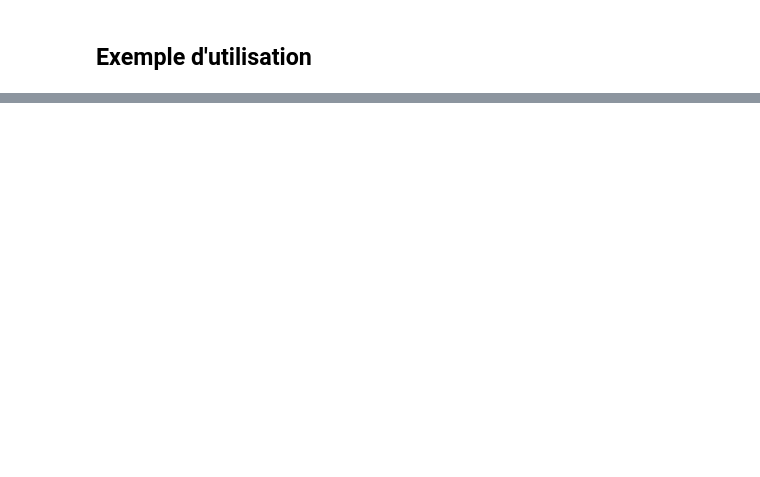
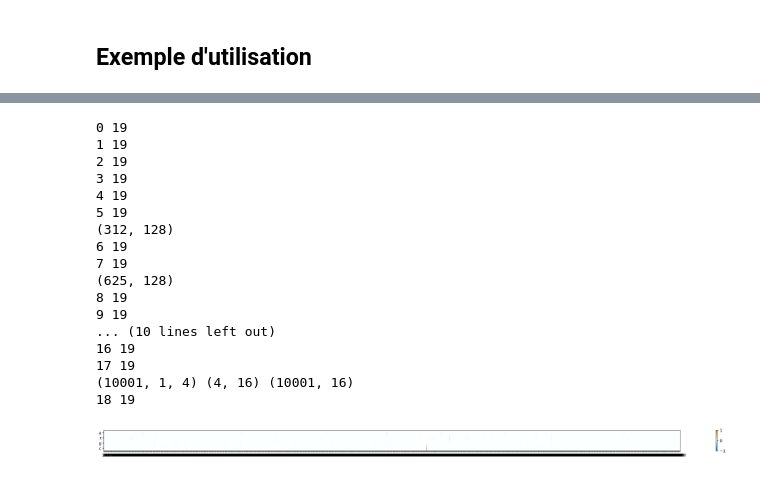
Before and after one commit to Lou-Duron/DeepCNN_annotation-MNHN, a Jupyter notebook: Motif_exploration.ipynb, the cells around one changed output, grey strips where cells are left out. Drawn from its saved outputs; the diff is of its cells as text; code cells hidden in the pictures; blank space fills up the shorter version.

```diff
--- a/Motif_exploration.ipynb
+++ b/Motif_exploration.ipynb
@@ -231,15 +244,11 @@ class Features_exploration():
 # %% [markdown]
 ## Exemple d'utilisation
 # %%
-model_path = 'Results/newHS37_exon_start/best_metrics_model.hdf5'
+#model_path = 'Results/newHS37_exon_start/best_metrics_model.hdf5'
+model_path = 'Results/HS37_coverage_BN_3/best_metrics_model.hdf5'
 
 # Chargement du modèle et des poids
 exemple = Features_exploration(model_path)
 
 # Chargement de l'input (en one_hot)
 data = np.load(f'Data/DNA/HS37/one_hot/chr1.npy').astype('int8')
-data = data[100000:100301] # shape = (301,4)
-
-# Motif exploration (Retourne la prediction et une heatmap de la contribution de chaque pb)
-# /!\ Beaucoup de warnings de keras à la première utilisation /!\
-exemple.explore(data)
@@ -248,0 +266,23 @@ Input prediction : 1.9999999494757503e-05
+# %%
+index = 150000
+data2 = data[index:(index+10001)]
+exemple.explore(data2)
+# %% [output]
+0 19
+1 19
+2 19
+3 19
+4 19
+5 19
+(312, 128)
+6 19
+7 19
+(625, 128)
+8 19
+9 19
+... (10 lines left out)
+16 19
+17 19
+(10001, 1, 4) (4, 16) (10001, 16)
+18 19
+[figure, added]
```
Also changed, not shown: parts of 5 cells of this notebook, 13 other files.
